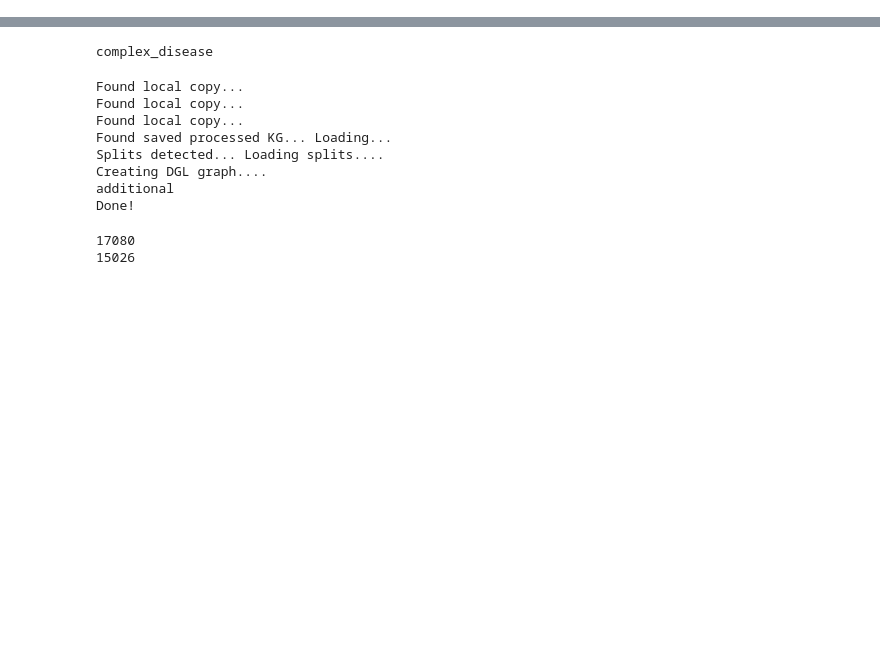
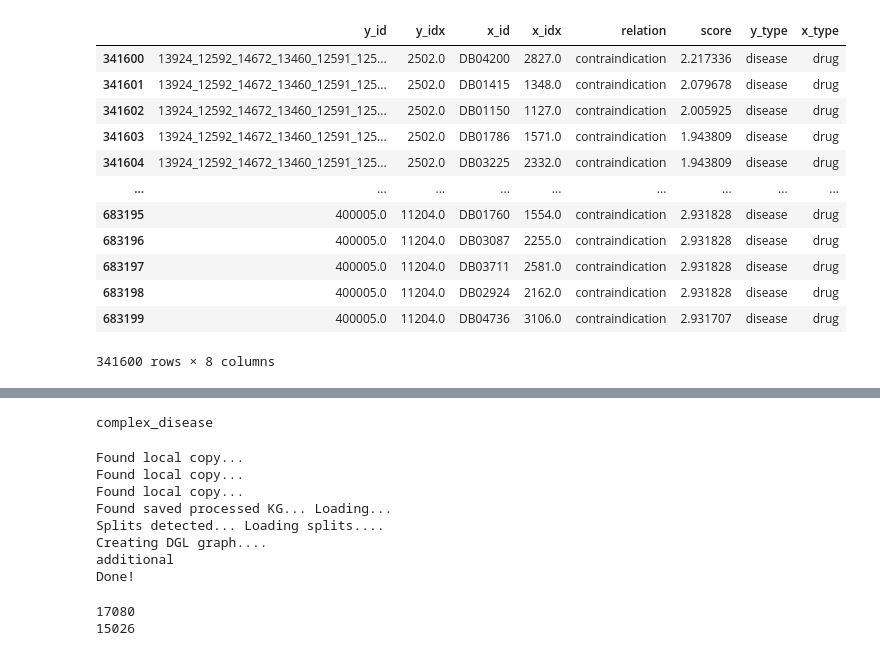
Before and after one commit to Drug-Repurposing-GNN/FlyKD, a Jupyter notebook: EDA.ipynb, the cells around one changed output, grey strips where cells are left out. Cells and saved outputs as stored; diff of their text form; code cells hidden in the pictures; blank space fills up the shorter version.

```diff
--- a/EDA.ipynb
+++ b/EDA.ipynb
@@ -11 +19,17 @@ from tqdm import tqdm
+# %%
+top20kg[top20kg.relation == 'contraindication']
+# %% [output]
+|  | y_id | y_idx | x_id | x_idx | relation | score | y_type | x_type |
+| 341600 | 13924_12592_14672_13460_12591_125... | 2502.0 | DB04200 | 2827.0 | contraindication | 2.217336 | disease | drug |
+| 341601 | 13924_12592_14672_13460_12591_125... | 2502.0 | DB01415 | 1348.0 | contraindication | 2.079678 | disease | drug |
+| 341602 | 13924_12592_14672_13460_12591_125... | 2502.0 | DB01150 | 1127.0 | contraindication | 2.005925 | disease | drug |
+| 341603 | 13924_12592_14672_13460_12591_125... | 2502.0 | DB01786 | 1571.0 | contraindication | 1.943809 | disease | drug |
+| 341604 | 13924_12592_14672_13460_12591_125... | 2502.0 | DB03225 | 2332.0 | contraindication | 1.943809 | disease | drug |
+| ... | ... | ... | ... | ... | ... | ... | ... | ... |
+| 683195 | 400005.0 | 11204.0 | DB01760 | 1554.0 | contraindication | 2.931828 | disease | drug |
+| 683196 | 400005.0 | 11204.0 | DB03087 | 2255.0 | contraindication | 2.931828 | disease | drug |
+| 683197 | 400005.0 | 11204.0 | DB03711 | 2581.0 | contraindication | 2.931828 | disease | drug |
+| 683198 | 400005.0 | 11204.0 | DB02924 | 2162.0 | contraindication | 2.931828 | disease | drug |
+| 683199 | 400005.0 | 11204.0 | DB04736 | 3106.0 | contraindication | 2.931707 | disease | drug |
+341600 rows × 8 columns
 # %%
```
Also changed, not shown: parts of 3 cells of this notebook, 14 other files.
